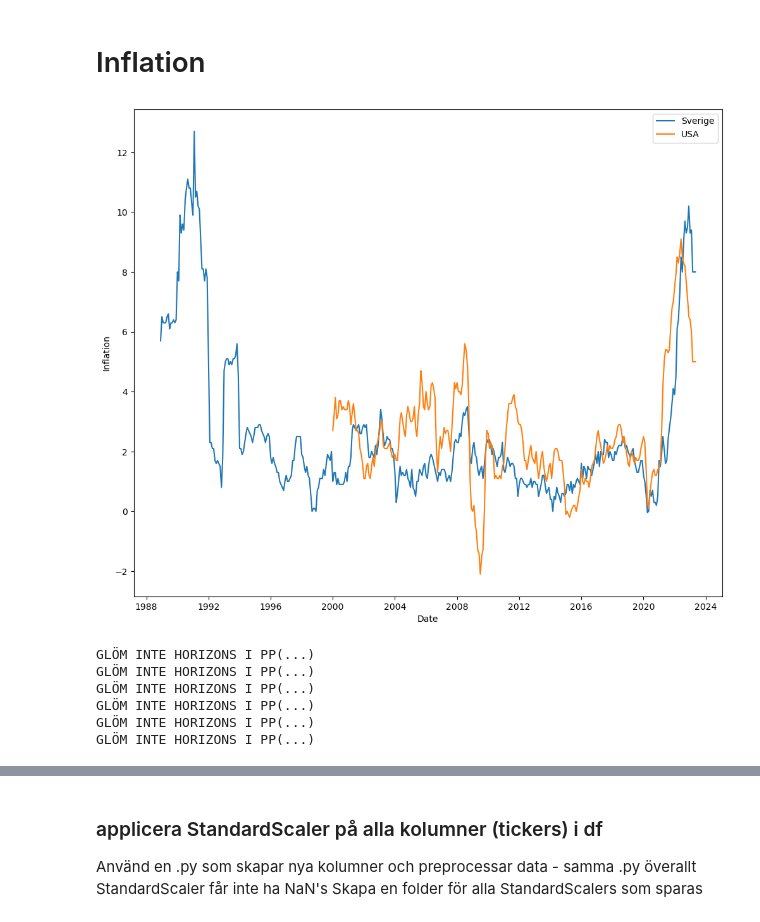
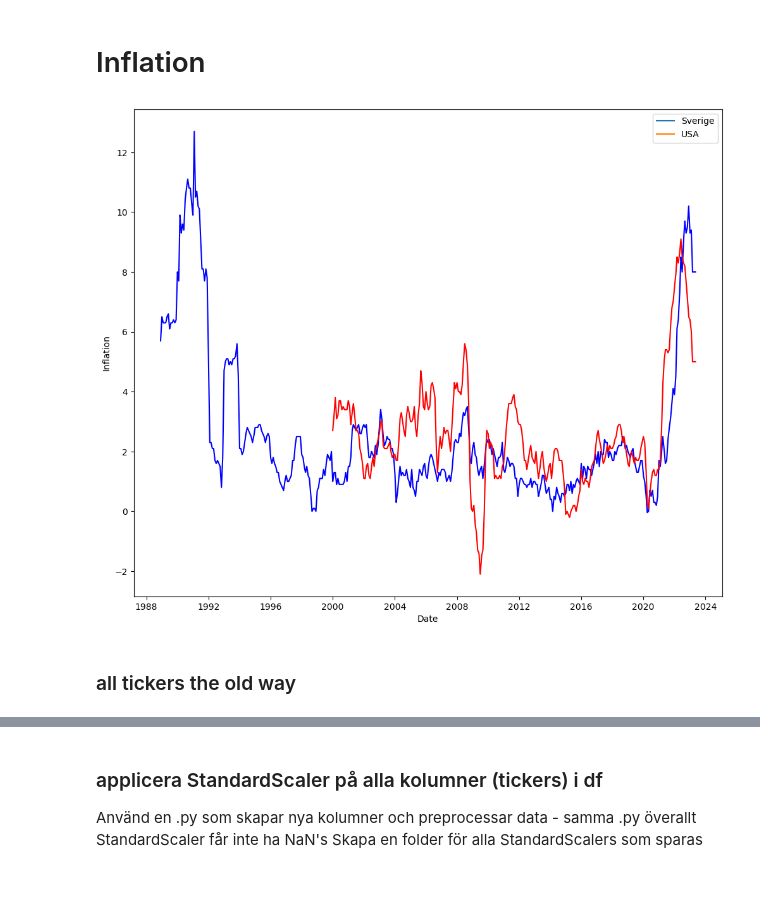
Before and after one commit to carokanns/the_new_Krypto, a Jupyter notebook: my_create_stdScaler.ipynb, the cells around one changed output, grey strips where cells are left out. Saved outputs shown, nothing was run; the diff lists cells and outputs as text; code cells hidden in the pictures; blank space fills up the shorter version.

```diff
--- a/my_create_stdScaler.ipynb
+++ b/my_create_stdScaler.ipynb
@@ -97,46 +94,42 @@ def get_inflation_data(graph=False):
     us_dict = dict(Jan='1', Feb='2', Mar='3', Apr='4', May='5', Jun='6',
                    Jul='7', Aug='8', Sep='9', Oct='10', Nov='11', Dec='12')
 
     SE_inflation = initiate_data(
         SE_inflation, df_dates, se_dict, value_name='SE_inflation')
     # SE_inflation is in percent, divide by 10 to get decimal
     SE_inflation['SE_inflation'] = SE_inflation['SE_inflation'] / 10
     US_inflation = initiate_data(
         US_inflation, df_dates, us_dict,  value_name='US_inflation')
 
     if graph:
         # Do a simple plot
         fig, ax = plt.subplots(figsize=(12, 10))
         ax.plot(SE_inflation.index,
                 SE_inflation['SE_inflation'], label='Sverige')
         ax.plot(US_inflation.index, US_inflation['US_inflation'], label='USA')
         ax.set_xlabel('Date')
         ax.set_ylabel('Inflation')
         ax.legend()
+        # make the lines blue and red
+        ax.lines[0].set_color('blue')
+        ax.lines[1].set_color('red')
         plt.show()
 
     # concat and set one column to US_index and the other to SE_index
     inflations = pd.concat([US_inflation, SE_inflation], axis=1).copy()
     inflations = inflations.dropna()
     # inflations = add_horizon_columns(inflations, [75, 90, 250])
-    print("GLÖM INTE HORIZONS I PP(...)")
-    print("GLÖM INTE HORIZONS I PP(...)")
-    print("GLÖM INTE HORIZONS I PP(...)")
-    print("GLÖM INTE HORIZONS I PP(...)")
-    print("GLÖM INTE HORIZONS I PP(...)")
-    print("GLÖM INTE HORIZONS I PP(...)")
+
     return inflations
 
 
 df_infl = get_inflation_data(graph=True)
+# only keep US_inflation
+df_infl = df_infl[['US_inflation']]
 # %% [output]
-[figure, old version]
+[figure, new version]
-GLÖM INTE HORIZONS I PP(...)
-GLÖM INTE HORIZONS I PP(...)
-GLÖM INTE HORIZONS I PP(...)
-GLÖM INTE HORIZONS I PP(...)
-GLÖM INTE HORIZONS I PP(...)
-GLÖM INTE HORIZONS I PP(...)
+# %% [markdown]
+### all tickers the old way
 # %%
 
 df_file = 'all_tickers.csv'
```
Also changed, not shown: parts of 28 cells of this notebook, 5 other files.
